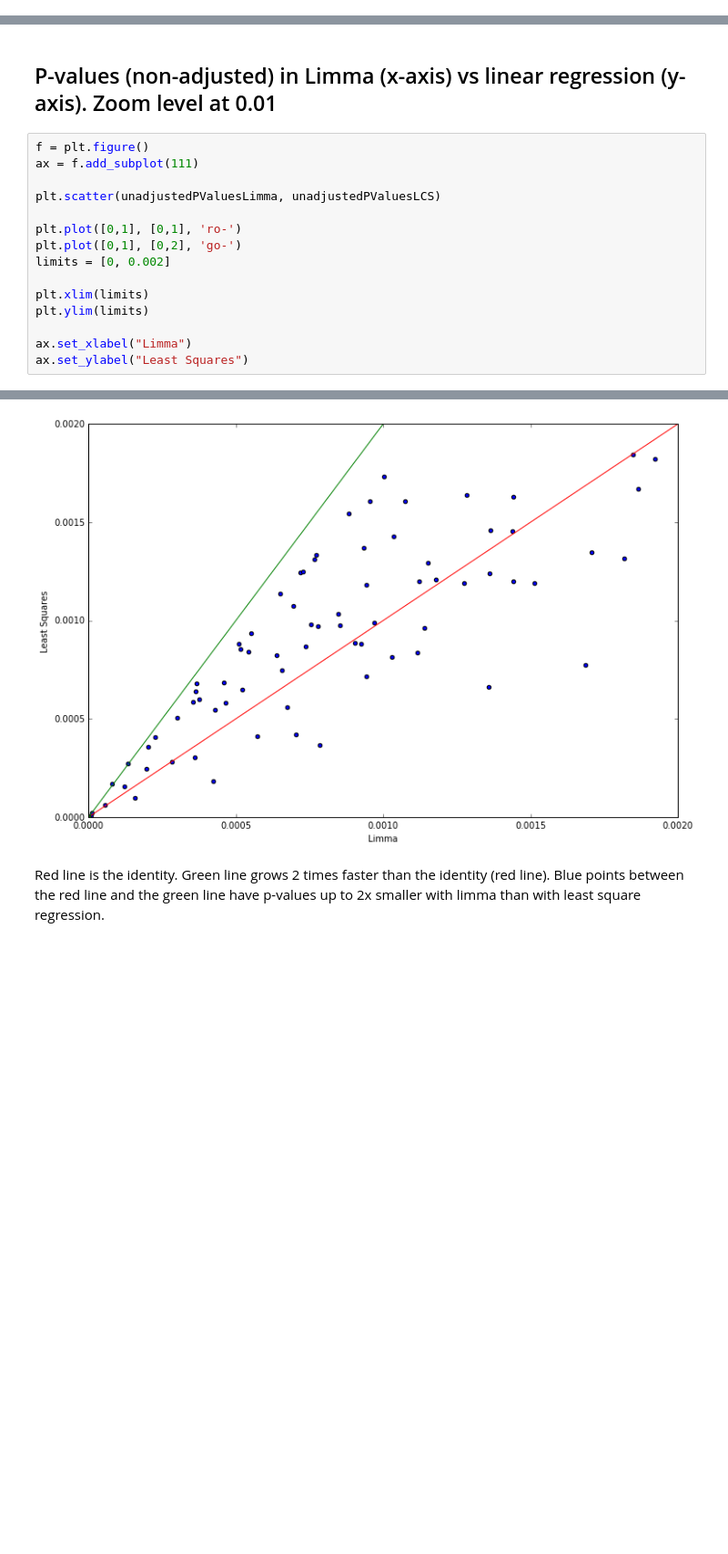
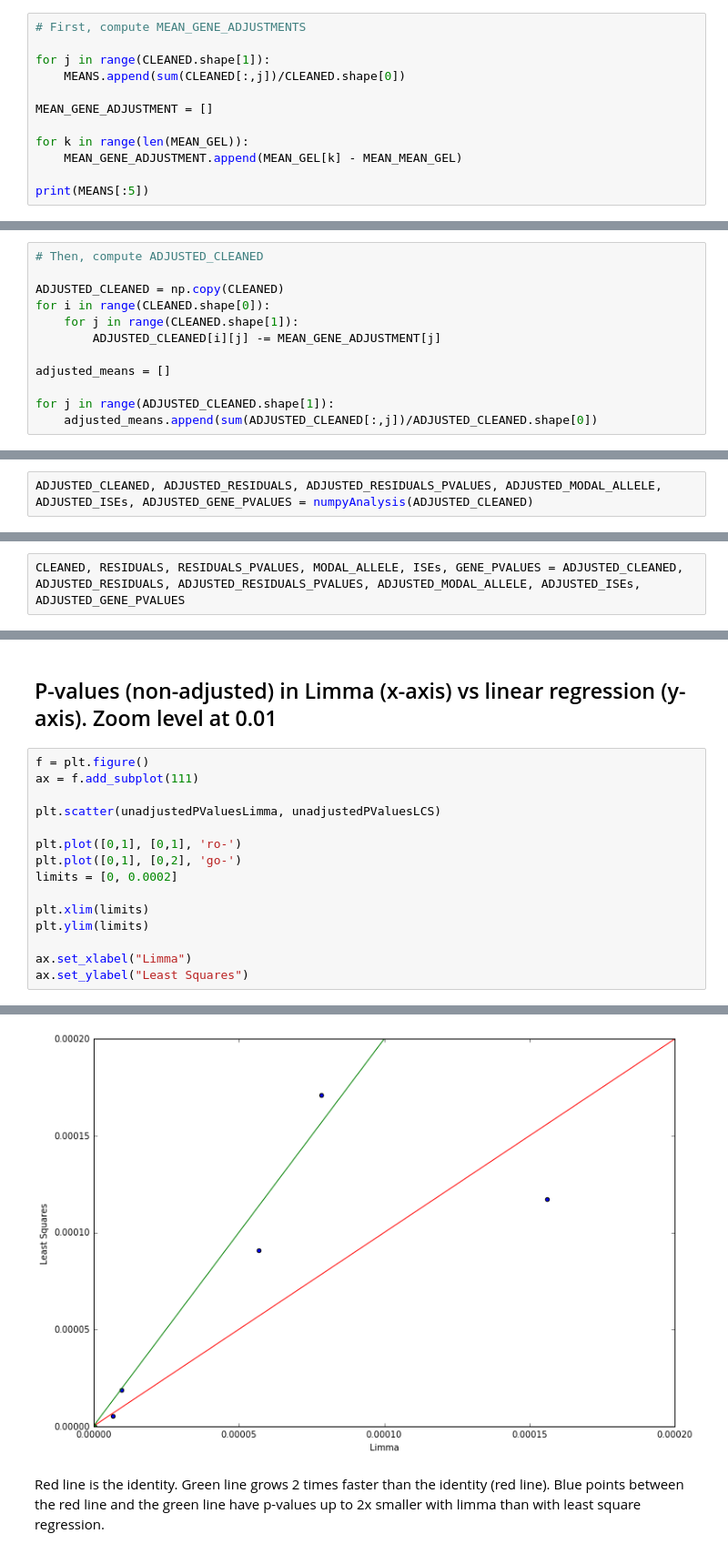
Before and after one commit to picrin/phdAll, a Jupyter notebook: masterBlood.ipynb, the cells around one changed output, grey strips where cells are left out. Shown at 91% size. Drawn from its saved outputs; the diff is of its cells as text; blank space fills up the shorter version.

```diff
--- a/masterBlood.ipynb
+++ b/masterBlood.ipynb
@@ -257,0 +271,12 @@ plt.show()
+# %%
+# First, compute MEAN_GENE_ADJUSTMENTS
+
+for j in range(CLEANED.shape[1]):
+    MEANS.append(sum(CLEANED[:,j])/CLEANED.shape[0])
+
+MEAN_GENE_ADJUSTMENT = []
+
+for k in range(len(MEAN_GEL)):
+    MEAN_GENE_ADJUSTMENT.append(MEAN_GEL[k] - MEAN_MEAN_GEL)
+
+print(MEANS[:5])
@@ -257,0 +285,12 @@ plt.show()
+# %%
+# Then, compute ADJUSTED_CLEANED
+
+ADJUSTED_CLEANED = np.copy(CLEANED)
+for i in range(CLEANED.shape[0]):
+    for j in range(CLEANED.shape[1]):
+        ADJUSTED_CLEANED[i][j] -= MEAN_GENE_ADJUSTMENT[j]
+
+adjusted_means = []
+
+for j in range(ADJUSTED_CLEANED.shape[1]):
+    adjusted_means.append(sum(ADJUSTED_CLEANED[:,j])/ADJUSTED_CLEANED.shape[0])
@@ -257,0 +299,2 @@ plt.show()
+# %%
+ADJUSTED_CLEANED, ADJUSTED_RESIDUALS, ADJUSTED_RESIDUALS_PVALUES, ADJUSTED_MODAL_ALLELE, ADJUSTED_ISEs, ADJUSTED_GENE_PVALUES = numpyAnalysis(ADJUSTED_CLEANED)
@@ -258,3 +310,5 @@ plt.show()
+# %%
+CLEANED, RESIDUALS, RESIDUALS_PVALUES, MODAL_ALLELE, ISEs, GENE_PVALUES = ADJUSTED_CLEANED, ADJUSTED_RESIDUALS, ADJUSTED_RESIDUALS_PVALUES, ADJUSTED_MODAL_ALLELE, ADJUSTED_ISEs, ADJUSTED_GENE_PVALUES
 # %% [markdown]
 # Gene significance using Benjamini-Hochberg
 
@@ -971,20 +1046,20 @@ ax.set_ylabel("Least Squares")
 # %%
 f = plt.figure()
 ax = f.add_subplot(111)
 
 plt.scatter(unadjustedPValuesLimma, unadjustedPValuesLCS)
 
 plt.plot([0,1], [0,1], 'ro-')
 plt.plot([0,1], [0,2], 'go-')
-limits = [0, 0.002]
+limits = [0, 0.0002]
 
 plt.xlim(limits)
 plt.ylim(limits)
 
 ax.set_xlabel("Limma")
 ax.set_ylabel("Least Squares")
 # %% [output]
 <matplotlib.text.Text at 0x...>
-[figure, old version]
+[figure, new version]
 # %% [markdown]
 Red line is the identity. Green line grows 2 times faster than the identity (red line). Blue points between the red line and the green line have p-values up to 2x smaller with limma than with least square regression.
```
Also changed, not shown: parts of 40 cells of this notebook.
